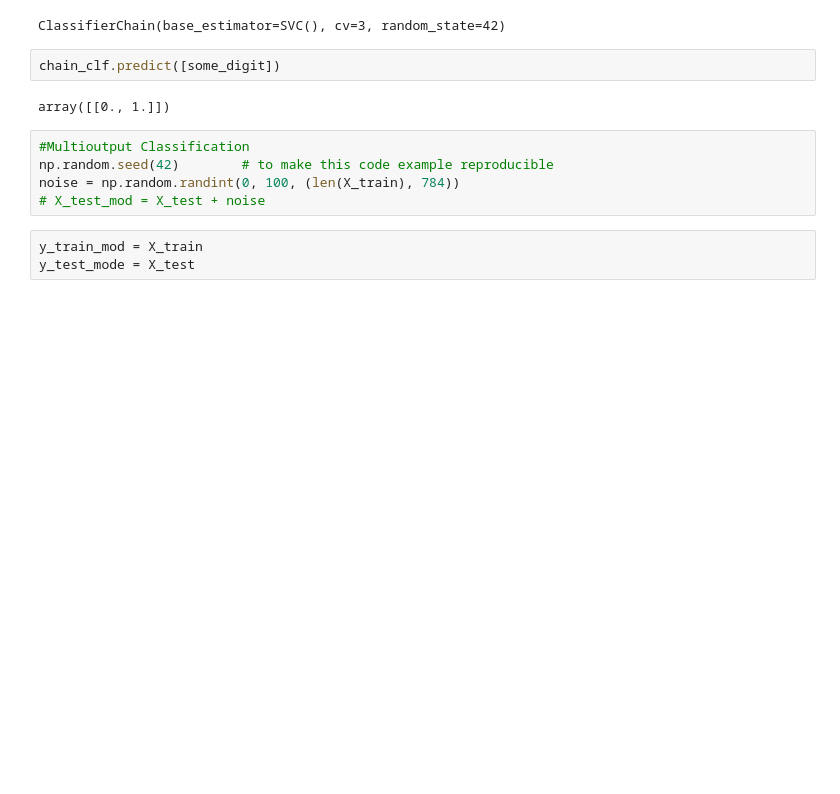
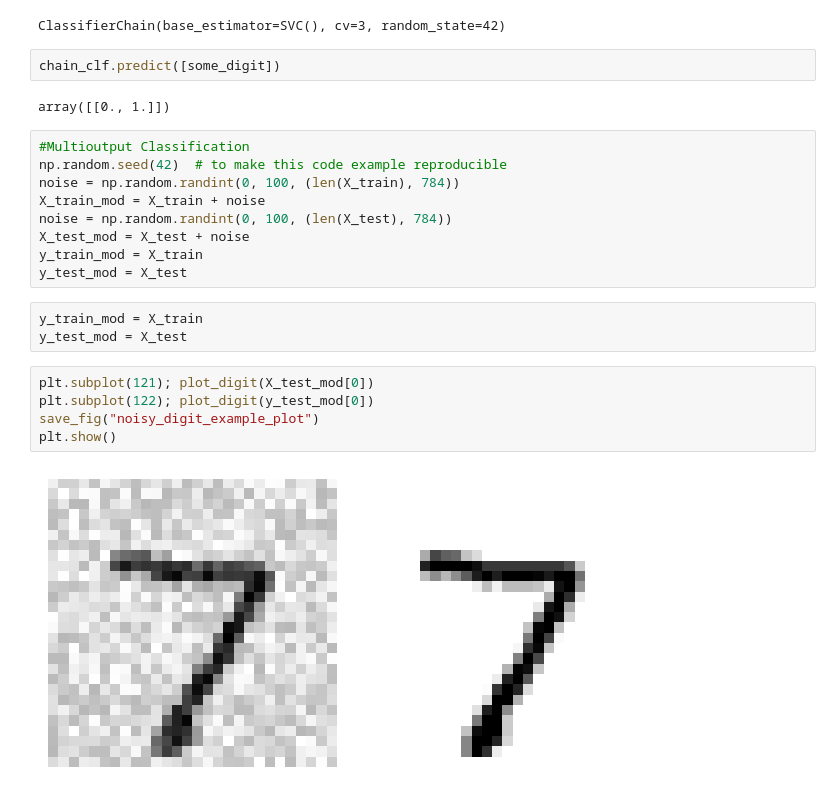
Before and after one commit to iamdurgesh/ML-Projects-By-Topic, a Jupyter notebook: classification.ipynb, the cells around one changed output. Cells and saved outputs as stored; diff of their text form; blank space fills up the shorter version.

```diff
--- a/classification.ipynb
+++ b/classification.ipynb
@@ -496,11 +496,22 @@ chain_clf.predict([some_digit])
 array([[0., 1.]])
 # %%
 #Multioutput Classification
-np.random.seed(42)        # to make this code example reproducible
+np.random.seed(42)  # to make this code example reproducible
 noise = np.random.randint(0, 100, (len(X_train), 784))
-# X_test_mod = X_test + noise
+X_train_mod = X_train + noise
+noise = np.random.randint(0, 100, (len(X_test), 784))
+X_test_mod = X_test + noise
+y_train_mod = X_train
+y_test_mod = X_test
 # %%
 y_train_mod = X_train
-y_test_mode = X_test
+y_test_mod = X_test
+# %%
+plt.subplot(121); plot_digit(X_test_mod[0])
+plt.subplot(122); plot_digit(y_test_mod[0])
+save_fig("noisy_digit_example_plot")
+plt.show()
+# %% [output]
+[figure, added]
 # %%
 knn_clf = KNeighborsClassifier()
```
Also changed, not shown: parts of 1 cell of this notebook.
